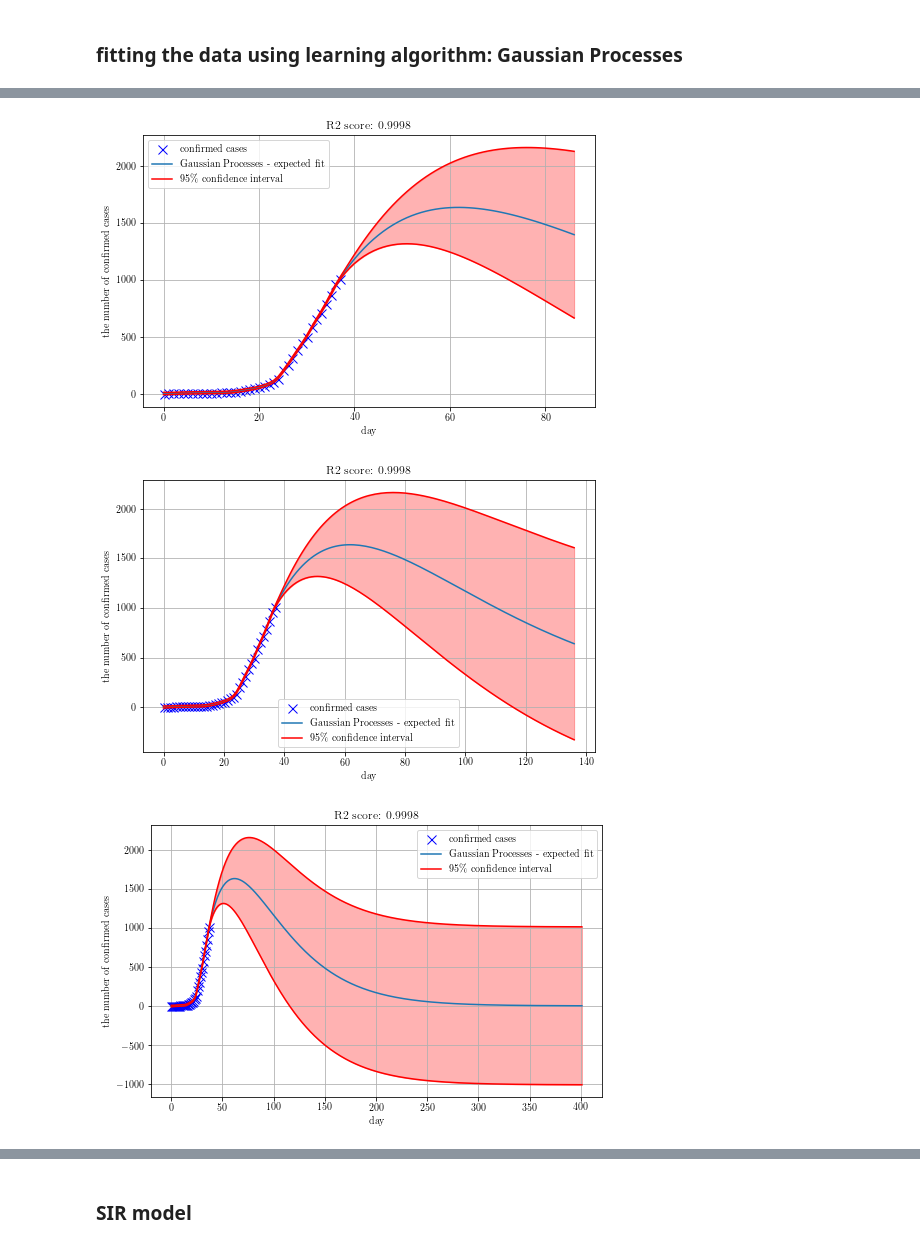
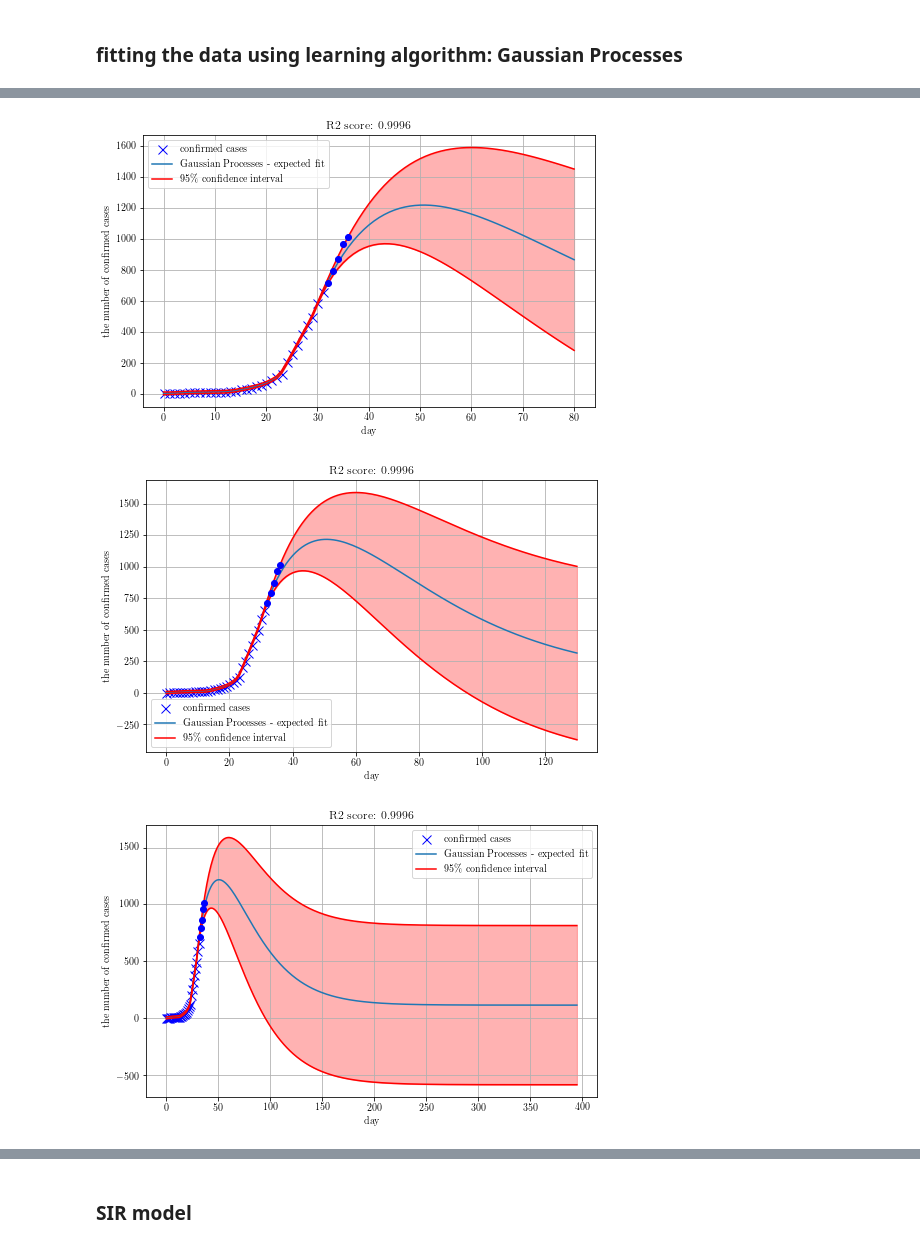
Before and after one commit to akapet00/coropy, a Jupyter notebook: covid-19.ipynb, the cells around one changed output, grey strips where cells are left out. Saved outputs shown, nothing was run; the diff lists cells and outputs as text; code cells hidden in the pictures.

```diff
--- a/covid-19.ipynb
+++ b/covid-19.ipynb
@@ -18,13 +19,18 @@ from SIR.SIR import SIRModel
 latexconfig()
 # %%
 # data
-confirmed_cases = np.loadtxt('data/dataset.dat')
+confirmed_cases = np.loadtxt('data/confirmed_cases.dat')
+recovered_cases = np.loadtxt('data/recovered_cases.dat')
 
 # train-test split
-ratio = 1.0
+ratio = 0.88
 train_size = int(ratio * len(confirmed_cases))
-test_cases = confirmed_cases[train_size:]
+
+test_confirmed_cases = confirmed_cases[train_size:]
 confirmed_cases = confirmed_cases[:train_size]
+
+test_recovered_cases = recovered_cases[train_size:]
+recovered_cases = recovered_cases[:train_size]
 
 # normalized data
 normalized_confirmed_cases = normalize(confirmed_cases)
@@ -171,7 +181,7 @@ from sklearn.gaussian_process.kernels import Matern, WhiteKernel, ConstantKernel
 from sklearn.metrics import r2_score
 
 # GPs
-kernel = ConstantKernel() + Matern(length_scale=2, nu=3/2) + WhiteKernel(noise_level=1)
+kernel = ConstantKernel() + Matern(nu=1.5) + WhiteKernel(noise_level=1)
 gp = GaussianProcessRegressor(kernel=kernel)
 gp.fit(x.reshape(-1,1), normalized_confirmed_cases.reshape(-1,1))
 
@@ -198,10 +208,11 @@ for i, n_d in enumerate(n_future_days_list):
                      y_pred_lower_bound, y_pred_upper_bound,
                      color='red', alpha='0.3')
 
-    ax.plot(np.arange(len(confirmed_cases), len(confirmed_cases)+len(test_cases)), test_cases, 'ko', linestyle='None')
+    ax.plot(np.arange(len(confirmed_cases), len(confirmed_cases)+len(test_confirmed_cases)), test_confirmed_cases,
+            'bo', linestyle='None')
     plt.title(f'R2 score: {np.round(r2_score(confirmed_cases, y_pred[:len(confirmed_cases)]),4)}')
     plt.grid()
     plt.legend(loc='best')
     plt.show()
-    fig.savefig(f'figs/gp-extrapolation-{n_d}-days.pdf', bbox_inches='tight')
+    #fig.savefig(f'figs/gp-extrapolation-{n_d}-days.pdf', bbox_inches='tight')
 # %% [output]
@@ -209,6 +220,6 @@ for i, n_d in enumerate(n_future_days_list):
-[figure, old version]
+[figure, new version]
-[figure, old version]
+[figure, new version]
-[figure, old version]
+[figure, new version]
 # %%
 # zoom in a little bit
 
```
Also changed, not shown: parts of 10 cells of this notebook, 7 other files.
